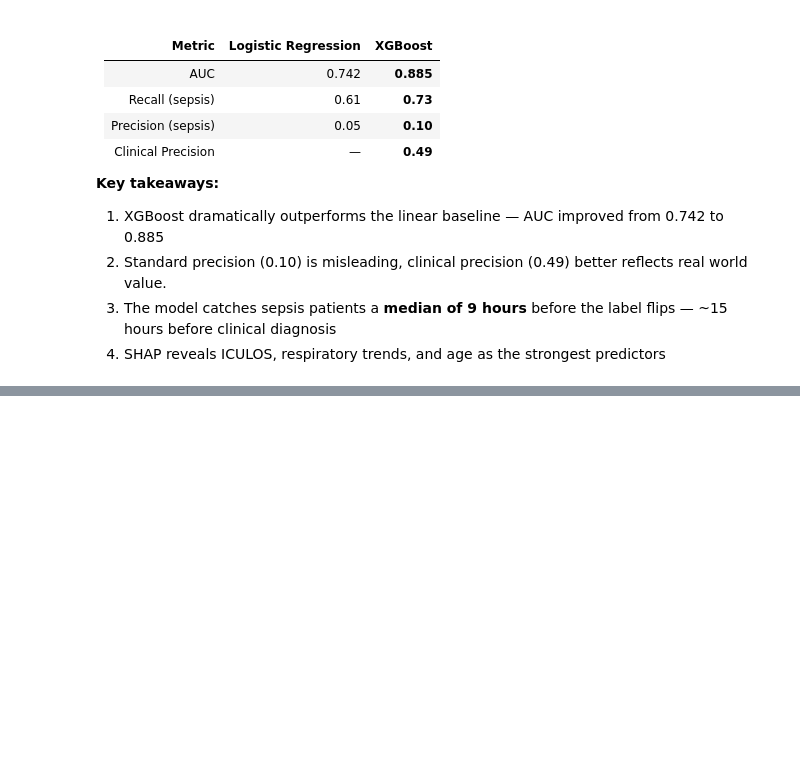
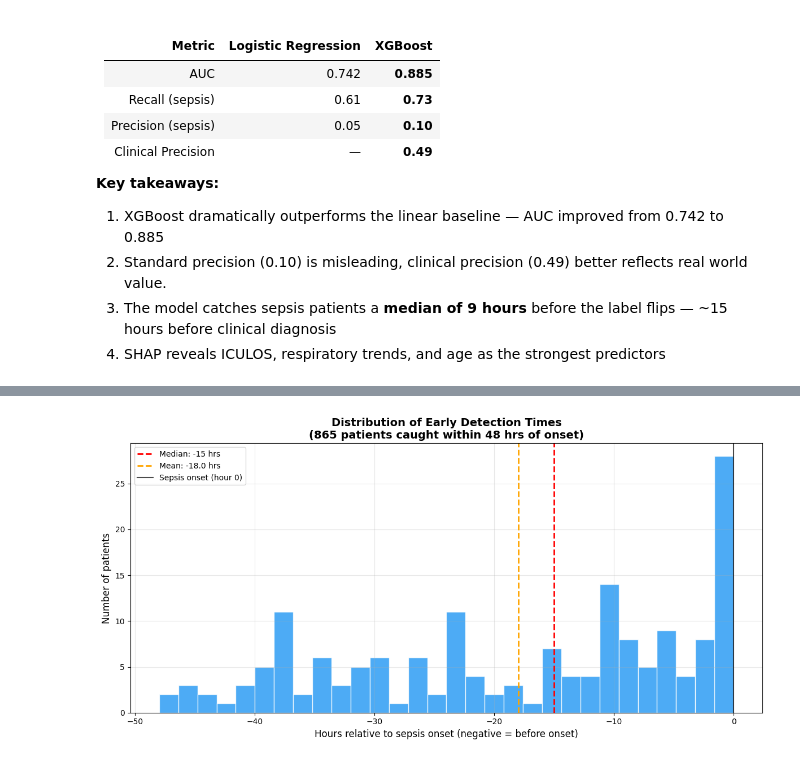
Before and after one commit to leonardoalva98/senior_project, a Jupyter notebook: code/02_analysis.ipynb, the cells around one changed output, grey strips where cells are left out. Cells and saved outputs as stored; diff of their text form; code cells hidden in the pictures; blank space fills up the shorter version.

```diff
--- a/code/02_analysis.ipynb
+++ b/code/02_analysis.ipynb
@@ -712,0 +779,34 @@ This model will be loaded by the Streamlit app for real-time sepsis risk scoring
+# %%
+import matplotlib.pyplot as plt
+
+# Filter to meaningful early detections within 48 hours
+caught = results_df[
+    (results_df['outcome'] == 'caught_early') &
+    (results_df['hours_early'] <= 48)
+]['hours_early']
+
+# Convert to negative — hours BEFORE onset
+caught_negative = -caught
+
+fig, ax = plt.subplots(figsize=(12, 6))
+
+ax.hist(caught_negative, bins=30, color='#2196F3', edgecolor='white', alpha=0.8)
+ax.axvline(x=-caught.median(), color='red', linestyle='--',
+           linewidth=2, label=f'Median: {-caught.median():.0f} hrs')
+ax.axvline(x=-caught.mean(), color='orange', linestyle='--',
+           linewidth=2, label=f'Mean: {-caught.mean():.1f} hrs')
+ax.axvline(x=0, color='black', linestyle='-',
+           linewidth=1.5, alpha=0.7, label='Sepsis onset (hour 0)')
+
+ax.set_xlabel('Hours relative to sepsis onset (negative = before onset)', fontsize=12)
+ax.set_ylabel('Number of patients', fontsize=12)
+ax.set_title('Distribution of Early Detection Times\n(865 patients caught within 48 hrs of onset)',
+             fontsize=14, fontweight='bold')
+ax.legend()
+ax.grid(alpha=0.3)
+
+plt.tight_layout()
+plt.savefig('/content/drive/MyDrive/DS499-Senior-Project/data/early_detection_distribution.png', dpi=150)
+plt.show()
+# %% [output]
+[figure, added]
```
Also changed, not shown: parts of 5 cells of this notebook, 3 other files.
